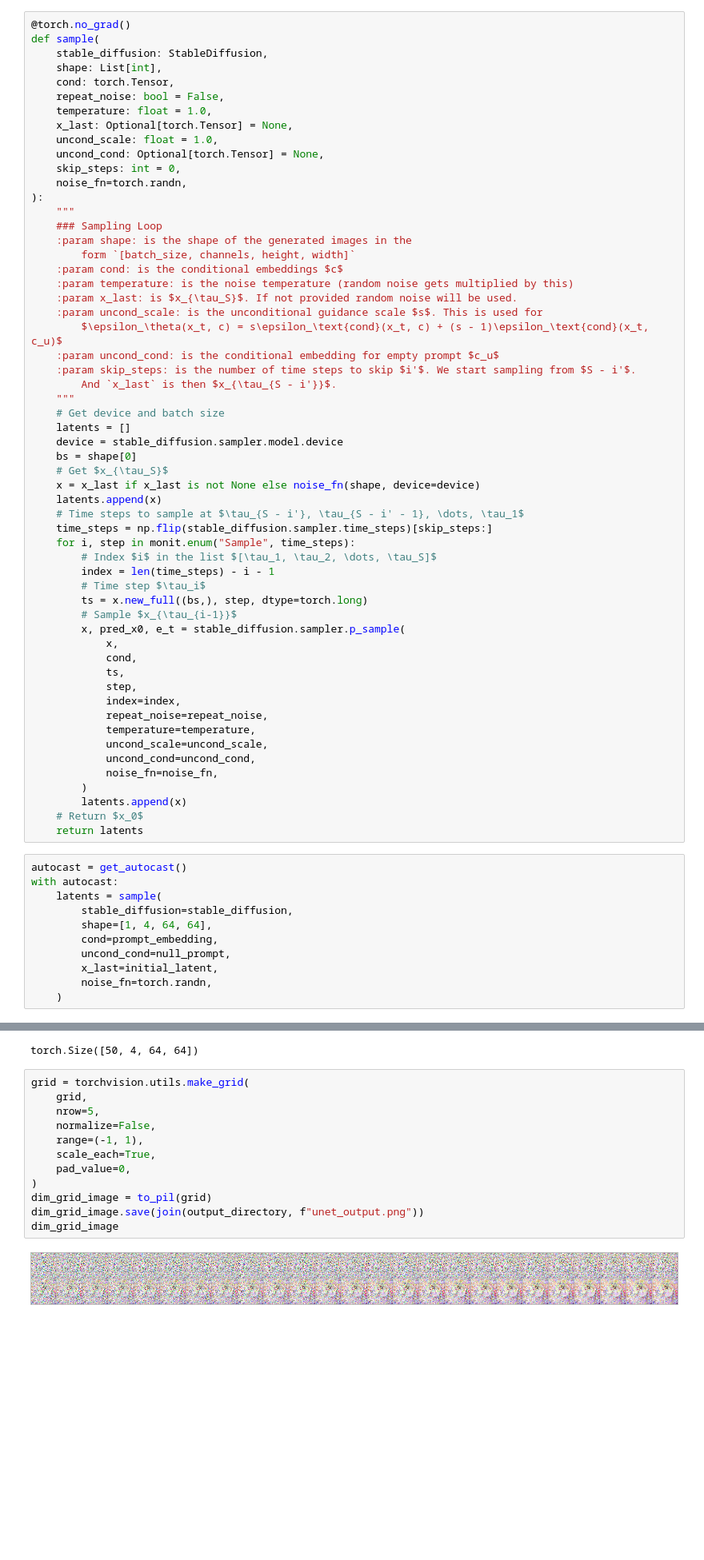
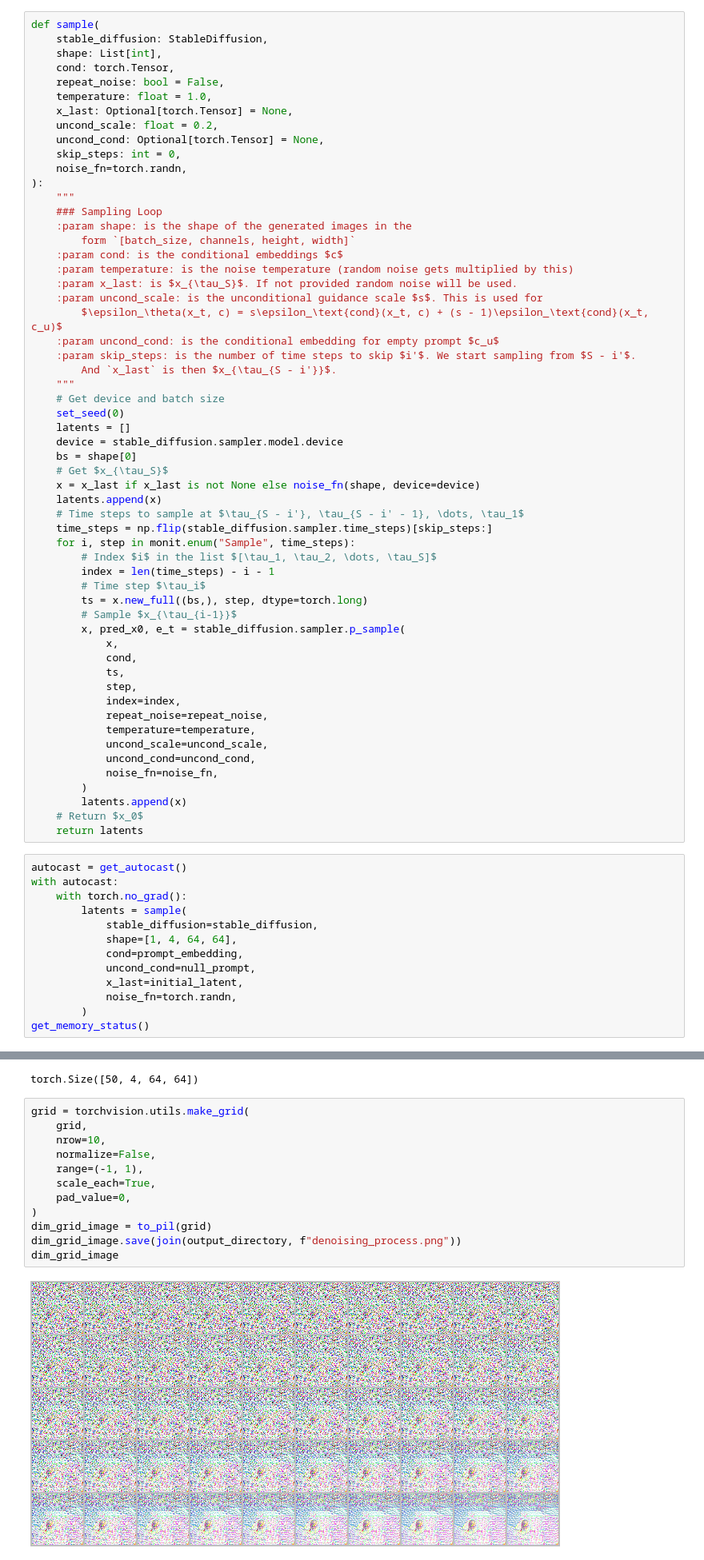
Before and after one commit to kk-digital/kcg-ml-sd1p4, a Jupyter notebook: notebooks/stable_diffusion2_denoising.ipynb, the cells around one changed output, grey strips where cells are left out. Shown at 80% size. Drawn from its saved outputs; the diff is of its cells as text; blank space fills up the shorter version.

Commit message:
denoising notebook

```diff
--- a/notebooks/stable_diffusion2_denoising.ipynb
+++ b/notebooks/stable_diffusion2_denoising.ipynb
@@ -129,7 +128,6 @@ time_step.shape
 # %% [output]
 torch.Size([1])
 # %%
-@torch.no_grad()
 def sample(
     stable_diffusion: StableDiffusion,
     shape: List[int],
@@ -137,7 +135,7 @@ def sample(
     repeat_noise: bool = False,
     temperature: float = 1.0,
     x_last: Optional[torch.Tensor] = None,
-    uncond_scale: float = 1.0,
+    uncond_scale: float = 0.2,
     uncond_cond: Optional[torch.Tensor] = None,
     skip_steps: int = 0,
     noise_fn=torch.randn,
@@ -156,6 +154,7 @@ def sample(
         And `x_last` is then $x_{\tau_{S - i'}}$.
     """
     # Get device and batch size
+    set_seed(0)
     latents = []
     device = stable_diffusion.sampler.model.device
     bs = shape[0]
@@ -188,13 +187,15 @@ def sample(
 # %%
 autocast = get_autocast()
 with autocast:
-    latents = sample(
-        stable_diffusion=stable_diffusion,
-        shape=[1, 4, 64, 64],
-        cond=prompt_embedding,
-        uncond_cond=null_prompt,
-        x_last=initial_latent,
-        noise_fn=torch.randn,
-    )
+    with torch.no_grad():
+        latents = sample(
+            stable_diffusion=stable_diffusion,
+            shape=[1, 4, 64, 64],
+            cond=prompt_embedding,
+            uncond_cond=null_prompt,
+            x_last=initial_latent,
+            noise_fn=torch.randn,
+        )
+get_memory_status()
 # %% [output]
 [interactive output not drawn]
@@ -206,17 +210,17 @@ torch.Size([50, 4, 64, 64])
 # %%
 grid = torchvision.utils.make_grid(
     grid,
-    nrow=5,
+    nrow=10,
     normalize=False,
     range=(-1, 1),
     scale_each=True,
     pad_value=0,
 )
 dim_grid_image = to_pil(grid)
-dim_grid_image.save(join(output_directory, f"unet_output.png"))
+dim_grid_image.save(join(output_directory, f"denoising_process.png"))
 dim_grid_image
 # %% [output]
-[figure, old version]
+[figure, new version]
 # %%
 stable_diffusion.model.unload_submodels()
 torch.cuda.empty_cache()
```
Also changed, not shown: parts of 9 cells of this notebook.
